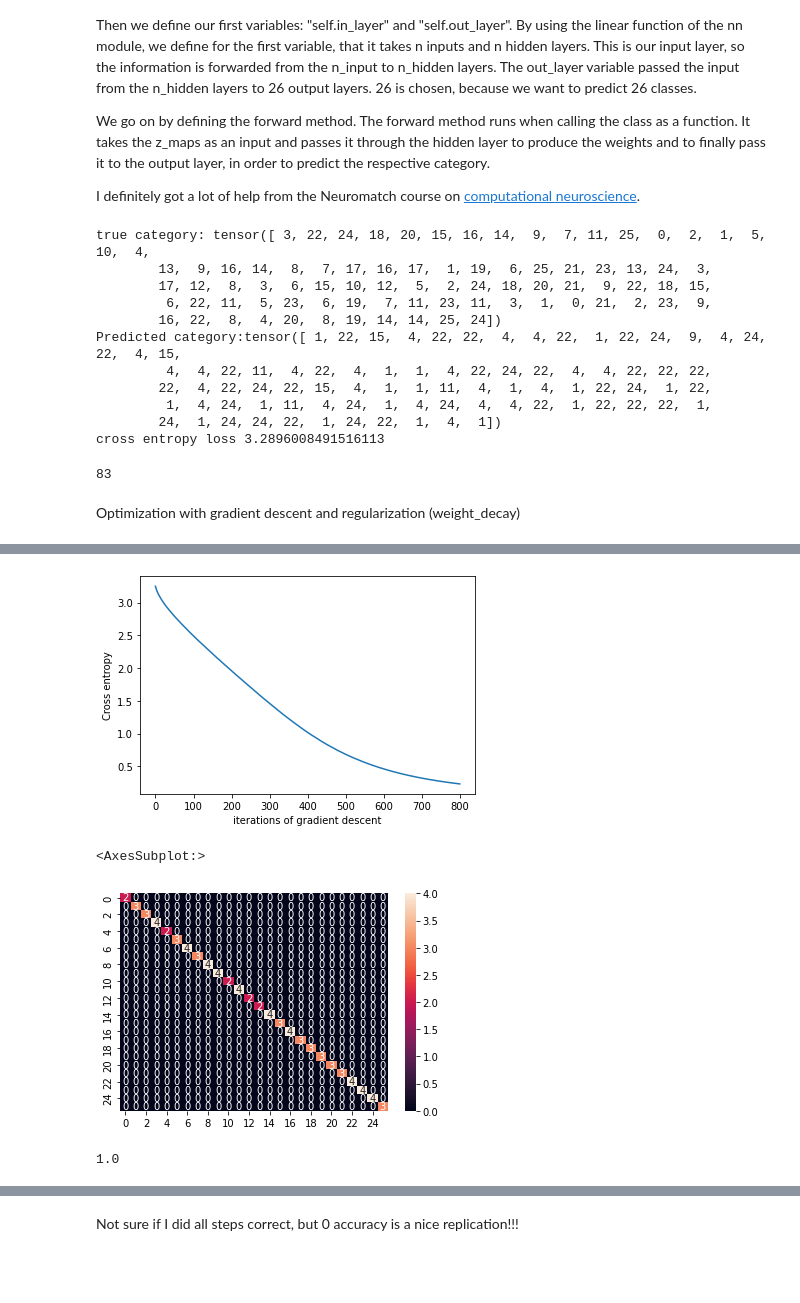
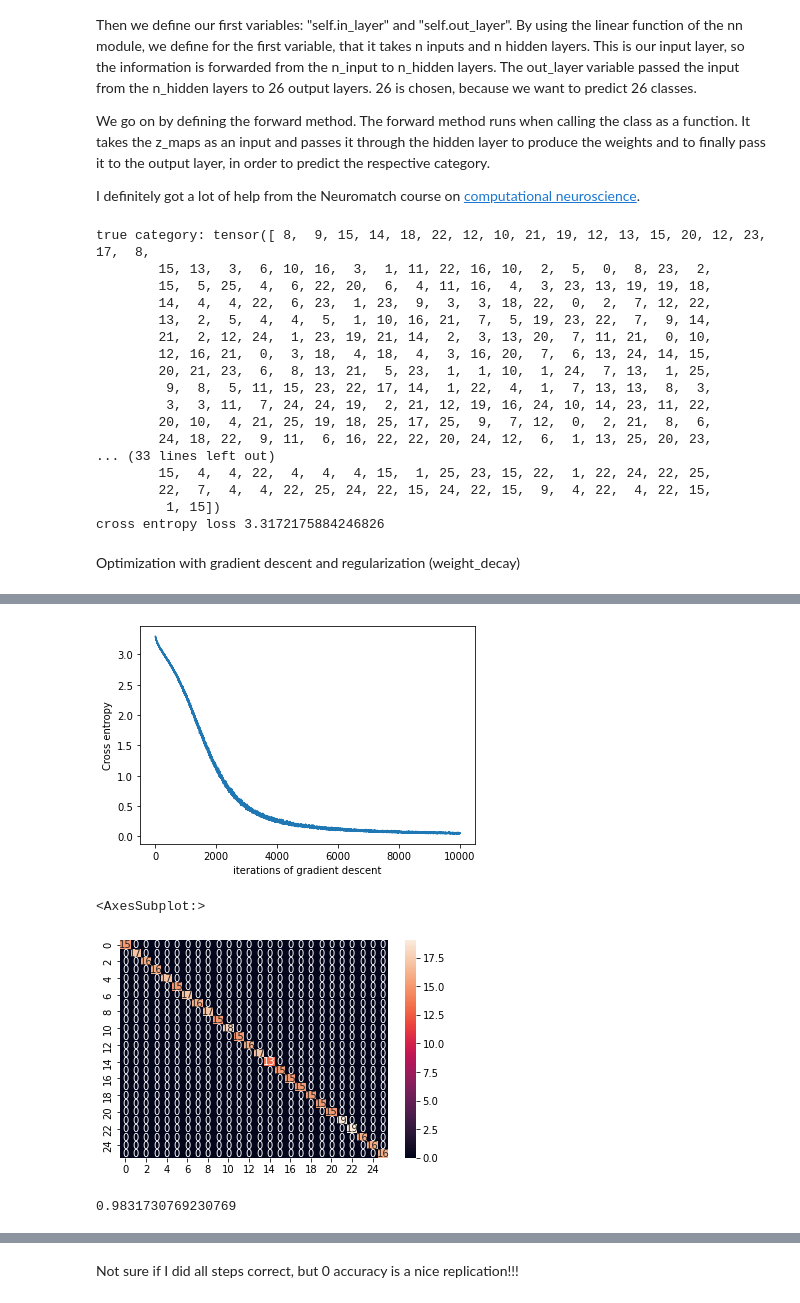
Before and after one commit to JNPauli/Banter, a Jupyter notebook: code/Neural_network.ipynb, the cells around one changed output, grey strips where cells are left out. Saved outputs shown, nothing was run; the diff lists cells and outputs as text; code cells hidden in the pictures; blank space fills up the shorter version.

```diff
--- a/code/Neural_network.ipynb
+++ b/code/Neural_network.ipynb
@@ -22,8 +22,11 @@ X = []
 Y = []
 Sessions = []
 category = 1
+cat_index = 0
+cat_index_boundary = 5
+
 for session in ["1","2","3","4"]:
-    os.chdir('/mnt/c/Users/janos/git/sessions_new/z_maps_{}'.format(session))
+    os.chdir('/mnt/c/Users/janos/git/sessions_new/z_maps_{}_perrun'.format(session))
     for x in os.listdir():
         if x == 'nilearn_cache':
             continue
@@ -31,7 +34,10 @@ for session in ["1","2","3","4"]:
             X.append(nifti_masker.fit_transform(x))
             Y.append(category)
             Sessions.append(session)
-            category=category+1
+            cat_index = cat_index + 1
+            if cat_index == cat_index_boundary:
+                category=category+1
+                cat_index_boundary = cat_index_boundary+5
             if category == 27:
                 category = 1
 
@@ -85,8 +96,8 @@ Split data
 from sklearn.model_selection import train_test_split
 
 # Split dataset into training set and test set
-#X_train, X_test, y_train, y_test = train_test_split(X_, y, test_size=0.2,random_state=42)
-X_train, X_test = train_test_split(X_, test_size=0.25,random_state=42)
+X_train, X_test, y_train, y_test = train_test_split(X_, y, test_size=0.2,random_state=42)
+#X_train, X_test = train_test_split(X_, test_size=0.25,random_state=42)
 # %%
 from sklearn import preprocessing
 scaler = preprocessing.StandardScaler()
@@ -130,6 +141,8 @@ class DecodingReLuNN(nn.Module):
     def __init__(self,n_inputs,n_hidden):
         super().__init__()
         self.in_layer = nn.Linear(n_inputs,n_hidden)
+       # self.hid_layer = nn.Linear(n_hidden, n_hidden_2)
+        self.dropout = nn.Dropout(0.25)
         self.out_layer = nn.Linear(n_hidden, 26)
     def forward(self,V_P):
     #Decode category from voxel pattern
@@ -145,8 +158,10 @@ class DecodingReLuNN(nn.Module):
     #tensor then y is a 2D tensor of shape n_stimuli x 1.
 
         V_P = torch.relu(self.in_layer(V_P))
-        y = self.out_layer(V_P)
-        return y
+        #V_P = torch.relu(self.hid_layer(V_P))
+        V_P = self.dropout(V_P)
+        V_P = self.out_layer(V_P)
+        return V_P
 # %%
 np.random.seed(1)
 torch.manual_seed(1)
@@ -169,21 +184,25 @@ print('true category: {}'.format(category))
 print('Predicted category:{}'.format(y_preds))
 print('cross entropy loss {}'.format(loss))
 # %% [output]
-true category: tensor([ 3, 22, 24, 18, 20, 15, 16, 14,  9,  7, 11, 25,  0,  2,  1,  5, 10,  4,
-        13,  9, 16, 14,  8,  7, 17, 16, 17,  1, 19,  6, 25, 21, 23, 13, 24,  3,
-        17, 12,  8,  3,  6, 15, 10, 12,  5,  2, 24, 18, 20, 21,  9, 22, 18, 15,
-         6, 22, 11,  5, 23,  6, 19,  7, 11, 23, 11,  3,  1,  0, 21,  2, 23,  9,
-        16, 22,  8,  4, 20,  8, 19, 14, 14, 25, 24])
-Predicted category:tensor([ 1, 22, 15,  4, 22, 22,  4,  4, 22,  1, 22, 24,  9,  4, 24, 22,  4, 15,
-         4,  4, 22, 11,  4, 22,  4,  1,  1,  4, 22, 24, 22,  4,  4, 22, 22, 22,
-        22,  4, 22, 24, 22, 15,  4,  1,  1, 11,  4,  1,  4,  1, 22, 24,  1, 22,
-         1,  4, 24,  1, 11,  4, 24,  1,  4, 24,  4,  4, 22,  1, 22, 22, 22,  1,
-        24,  1, 24, 24, 22,  1, 24, 22,  1,  4,  1])
-cross entropy loss 3.2896008491516113
+true category: tensor([ 8,  9, 15, 14, 18, 22, 12, 10, 21, 19, 12, 13, 15, 20, 12, 23, 17,  8,
+        15, 13,  3,  6, 10, 16,  3,  1, 11, 22, 16, 10,  2,  5,  0,  8, 23,  2,
+        15,  5, 25,  4,  6, 22, 20,  6,  4, 11, 16,  4,  3, 23, 13, 19, 19, 18,
+        14,  4,  4, 22,  6, 23,  1, 23,  9,  3,  3, 18, 22,  0,  2,  7, 12, 22,
+        13,  2,  5,  4,  4,  5,  1, 10, 16, 21,  7,  5, 19, 23, 22,  7,  9, 14,
+        21,  2, 12, 24,  1, 23, 19, 21, 14,  2,  3, 13, 20,  7, 11, 21,  0, 10,
+        12, 16, 21,  0,  3, 18,  4, 18,  4,  3, 16, 20,  7,  6, 13, 24, 14, 15,
+        20, 21, 23,  6,  8, 13, 21,  5, 23,  1,  1, 10,  1, 24,  7, 13,  1, 25,
+         9,  8,  5, 11, 15, 23, 22, 17, 14,  1, 22,  4,  1,  7, 13, 13,  8,  3,
+         3,  3, 11,  7, 24, 24, 19,  2, 21, 12, 19, 16, 24, 10, 14, 23, 11, 22,
+        20, 10,  4, 21, 25, 19, 18, 25, 17, 25,  9,  7, 12,  0,  2, 21,  8,  6,
+        24, 18, 22,  9, 11,  6, 16, 22, 22, 20, 24, 12,  6,  1, 13, 25, 20, 23,
+... (33 lines left out)
+        15,  4,  4, 22,  4,  4,  4, 15,  1, 25, 23, 15, 22,  1, 22, 24, 22, 25,
+        22,  7,  4,  4, 22, 25, 24, 22, 15, 24, 22, 15,  9,  4, 22,  4, 22, 15,
+         1, 15])
+cross entropy loss 3.3172175884246826
 # %%
 len(y_preds)
-# %% [output]
-83
 # %% [markdown]
 Optimization with gradient descent and regularization (weight_decay)
 # %%
@@ -223,14 +242,14 @@ np.random.seed(1)
 torch.manual_seed(1)
 
     # Initialize network with 50 hidden units
-net = DecodingReLuNN(X_tensor_train.shape[1], 50)
+net = DecodingReLuNN(X_tensor_train.shape[1], 100)
 
     # Initialize built-in PyTorch Crossentrop loss function
 loss_fn = nn.CrossEntropyLoss()
 
     # Run gradient descent on data
 train_loss,y_pred,y_pred_test,test_loss = train(net,loss_fn,X_tensor_train,Y_tensor_train,
-                                      n_epochs = 800,learning_rate=0.01)
+                                      n_epochs = 10000,learning_rate=0.01)
 
 
     # Plot the training loss over iterations of GD
@@ -249,4 +268,4 @@ iteration 800/800 | loss: 0.233
-[figure, old version]
+[figure, new version]
 # %%
 from sklearn.metrics import confusion_matrix
 import seaborn as sns
@@ -255,13 +274,13 @@ cf_matrix_train = confusion_matrix(Y_tensor_train, y_pred)
 sns.heatmap(cf_matrix_train, annot = True)
 # %% [output]
 <AxesSubplot:>
-[figure, old version]
+[figure, new version]
 # %%
 from sklearn.metrics import accuracy_score
 
 accuracy_score(Y_tensor_train,y_pred)
 # %% [output]
-1.0
+0.9831730769230769
 # %%
 cf_matrix_test = confusion_matrix(Y_tensor_test, y_pred_test)
 
```
Also changed, not shown: parts of 14 cells of this notebook.
